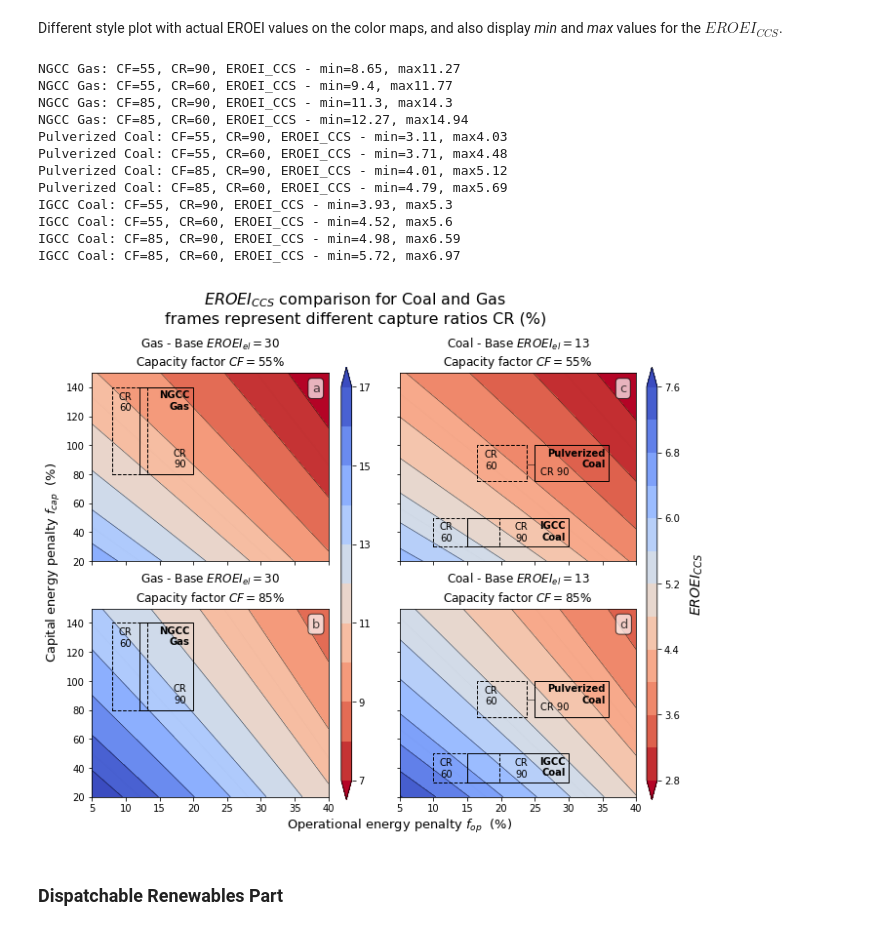
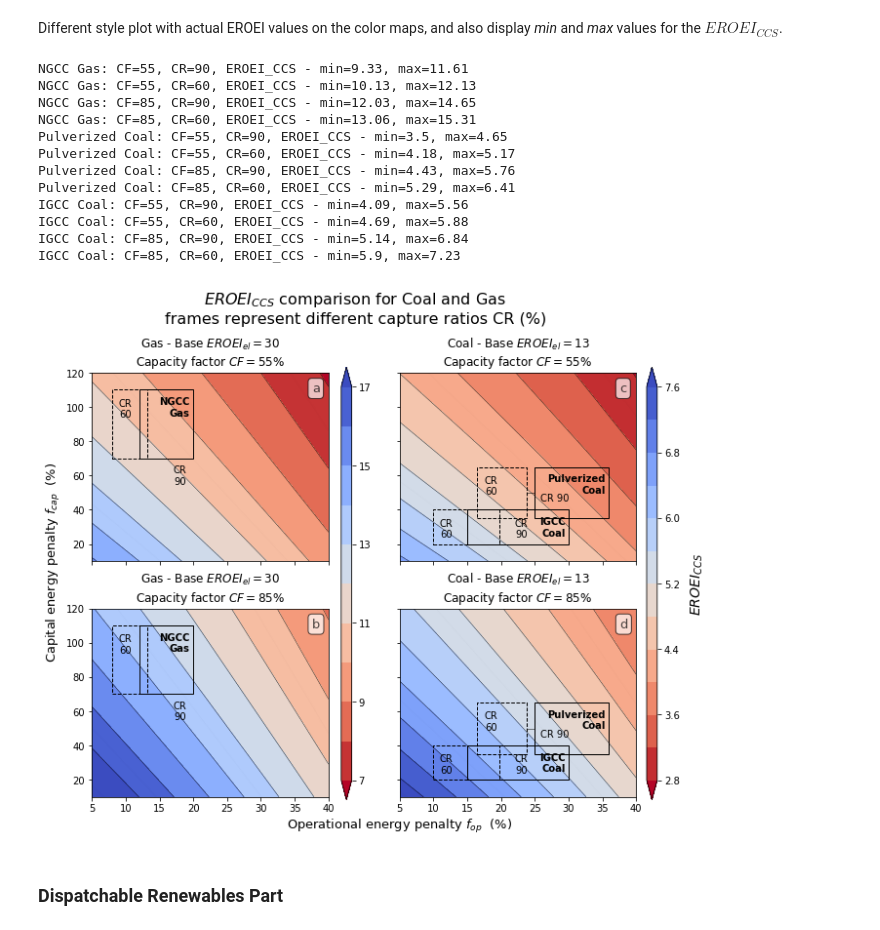
Before and after one commit to csaladenes/sustainable-energy-transitions, a Jupyter notebook: ccs/eroei-ccs-workbook.ipynb, the cells around one changed output. Saved outputs shown, nothing was run; the diff lists cells and outputs as text; code cells hidden in the pictures.

```diff
--- a/ccs/eroei-ccs-workbook.ipynb
+++ b/ccs/eroei-ccs-workbook.ipynb
@@ -210,18 +210,18 @@ def eroei_ccs_cycler(names, eroei_els, t0s, CF, R, CR_ratio, fop, fcap, verbose=
                 if verbose:
                     print(names[i].replace('\n',' ')+': CF='+str(CF[j])+', CR='+str(CR[r])+\
                       ', EROEI_CCS - min='+str(np.round(eroei_ccs_min[i][j][r],2))+\
-                      ', max'+str(np.round(eroei_ccs_max[i][j][r],2)))
+                      ', max='+str(np.round(eroei_ccs_max[i][j][r],2)))
     return eroei_ccs, eroei_ccs_min, eroei_ccs_max
 # %% [markdown]
 Plot with relative $EROEI_{CCS}$ values, as percentages of base $EROEI$ for easy comparison across fuel types.
 # %%
 fop=np.linspace(5,40,100)
-fcap=np.linspace(20,150,100)
+fcap=np.linspace(10,120,100)
 R=[[1.7,2.5],[1.2,1.8],[0.9,1.5]] #varies by name and CF
 title=u'$EROEI_{CCS}$ comparison for Coal and Gas'
 eroei_els=[30,13,13] #varies by name
 names=['NGCC\nGas','Pulverized\nCoal','IGCC\nCoal']
-t0s=[[12,20,80,140],[25,36,75,100],[15,30,30,50]]  # [fop range [min,max], fcap] by each name
+t0s=[[12,20,70,110],[25,36,35,65],[15,30,20,40]]  # [fop range [min,max], fcap] by each name
 
 eroei_ccs, eroei_ccs_min, eroei_ccs_max=eroei_ccs_cycler(names, eroei_els, t0s, CF, R, CR_ratio, fop, fcap)
 
@@ -268,8 +268,8 @@ for i in range(len(axes)):
         ls=['-','--']
         ls0='-'
         lw0=0.5
-        t_x_offset=[6,3,8]
-        t_y_offset=[55,20,16]
+        t_x_offset=[6.5,3,8]
+        t_y_offset=[37,20,16]
         breaker=['\n',' ','\n']
         for m in range(len(CR_ratio)):
             n=0
@@ -315,14 +315,6 @@ plt.show()
 # %% [markdown]
 Different style plot with actual EROEI values on the color maps, and also display _min_ and _max_ values for the $EROEI_{CCS}$.
 # %%
-fop=np.linspace(5,40,100)
-fcap=np.linspace(20,150,100)
-R=[[1.7,2.5],[1.2,1.8],[0.9,1.5]] #varies by name and CF
-title=u'$EROEI_{CCS}$ comparison for Coal and Gas'
-eroei_els=[30,13,13] #varies by name
-names=['NGCC\nGas','Pulverized\nCoal','IGCC\nCoal']
-t0s=[[12,20,80,140],[25,36,75,100],[15,30,30,50]]  # [fop range [min,max], fcap] by each name
-
 eroei_ccs, eroei_ccs_min, eroei_ccs_max=eroei_ccs_cycler(names, eroei_els, t0s, CF, R, CR_ratio, fop, fcap, verbose=True)
 
 fig,axes=plt.subplots(2,2,figsize=(10,8))
@@ -368,46 +360,46 @@ for i in range(len(axes)):
                     if m==1:
                         ax.text(t[0]+2,t[3]-16,'CR\n'+str(CR[m]),horizontalalignment='center')
                     else:
                         ax.text(t[0]+t_x_offset[ti],t[3]-t_y_offset[ti],'CR'+breaker[ti]+str(CR[m]),
                                 horizontalalignment='center')
                     if m==0:
                         ax.text(t[1]-0.5,t[3]-15,names[ti],horizontalalignment='right',weight='bold')
                     if (ti==1)and(m==1):
                         line = lines.Line2D((t0[0],t[1]),((t0[2]+t0[3])/2,(t[2]+t[3])/2),color='k',
                                             linewidth=lw0,ls=ls0)
                         ax.add_line(line)
 
         ax.set_title(names[j][names[j].find('\n'):]+' - Base $EROEI_{el}='+str(eroei_el)+\
                          u'$\nCapacity factor $CF='+str(CF[i])+'$%')
         ax.text(0.93, 0.95, string.ascii_lowercase[j*len(axes)+i],
             horizontalalignment='left',
             verticalalignment='top',
             transform=ax.transAxes,size=13,alpha=0.7,
                           bbox=dict(boxstyle="round", fc="w", alpha=0.7))
 
 axes[1][1].set_xlabel('Operational energy penalty $f_{op}$  (%)',fontsize=13,x=0)
 axes[0][0].set_ylabel('Capital energy penalty $f_{cap}$  (%)',fontsize=13,y=0)
 axes[0][1].set_yticklabels('')
 axes[1][1].set_yticklabels('')
 axes[0][0].set_xticklabels('')
 axes[0][1].set_xticklabels('')
 plt.suptitle(title+'\nframes represent different capture ratios CR (%)',fontsize=16,y=1.03)
 plt.savefig('plot/fig2b.png',dpi=150,bbox_inches = 'tight', pad_inches = 0.1)
 plt.show()
 # %% [output]
-NGCC Gas: CF=55, CR=90, EROEI_CCS - min=8.65, max11.27
-NGCC Gas: CF=55, CR=60, EROEI_CCS - min=9.4, max11.77
-NGCC Gas: CF=85, CR=90, EROEI_CCS - min=11.3, max14.3
-NGCC Gas: CF=85, CR=60, EROEI_CCS - min=12.27, max14.94
-Pulverized Coal: CF=55, CR=90, EROEI_CCS - min=3.11, max4.03
-Pulverized Coal: CF=55, CR=60, EROEI_CCS - min=3.71, max4.48
-Pulverized Coal: CF=85, CR=90, EROEI_CCS - min=4.01, max5.12
-Pulverized Coal: CF=85, CR=60, EROEI_CCS - min=4.79, max5.69
-IGCC Coal: CF=55, CR=90, EROEI_CCS - min=3.93, max5.3
-IGCC Coal: CF=55, CR=60, EROEI_CCS - min=4.52, max5.6
-IGCC Coal: CF=85, CR=90, EROEI_CCS - min=4.98, max6.59
-IGCC Coal: CF=85, CR=60, EROEI_CCS - min=5.72, max6.97
+NGCC Gas: CF=55, CR=90, EROEI_CCS - min=9.33, max=11.61
+NGCC Gas: CF=55, CR=60, EROEI_CCS - min=10.13, max=12.13
+NGCC Gas: CF=85, CR=90, EROEI_CCS - min=12.03, max=14.65
+NGCC Gas: CF=85, CR=60, EROEI_CCS - min=13.06, max=15.31
+Pulverized Coal: CF=55, CR=90, EROEI_CCS - min=3.5, max=4.65
+Pulverized Coal: CF=55, CR=60, EROEI_CCS - min=4.18, max=5.17
+Pulverized Coal: CF=85, CR=90, EROEI_CCS - min=4.43, max=5.76
+Pulverized Coal: CF=85, CR=60, EROEI_CCS - min=5.29, max=6.41
+IGCC Coal: CF=55, CR=90, EROEI_CCS - min=4.09, max=5.56
+IGCC Coal: CF=55, CR=60, EROEI_CCS - min=4.69, max=5.88
+IGCC Coal: CF=85, CR=90, EROEI_CCS - min=5.14, max=6.84
+IGCC Coal: CF=85, CR=60, EROEI_CCS - min=5.9, max=7.23
-[figure, old version]
+[figure, new version]
 # %% [markdown]
 ### Dispatchable Renewables Part
 # %% [markdown]
```
Also changed, not shown: parts of 13 cells of this notebook, 7 other files.
